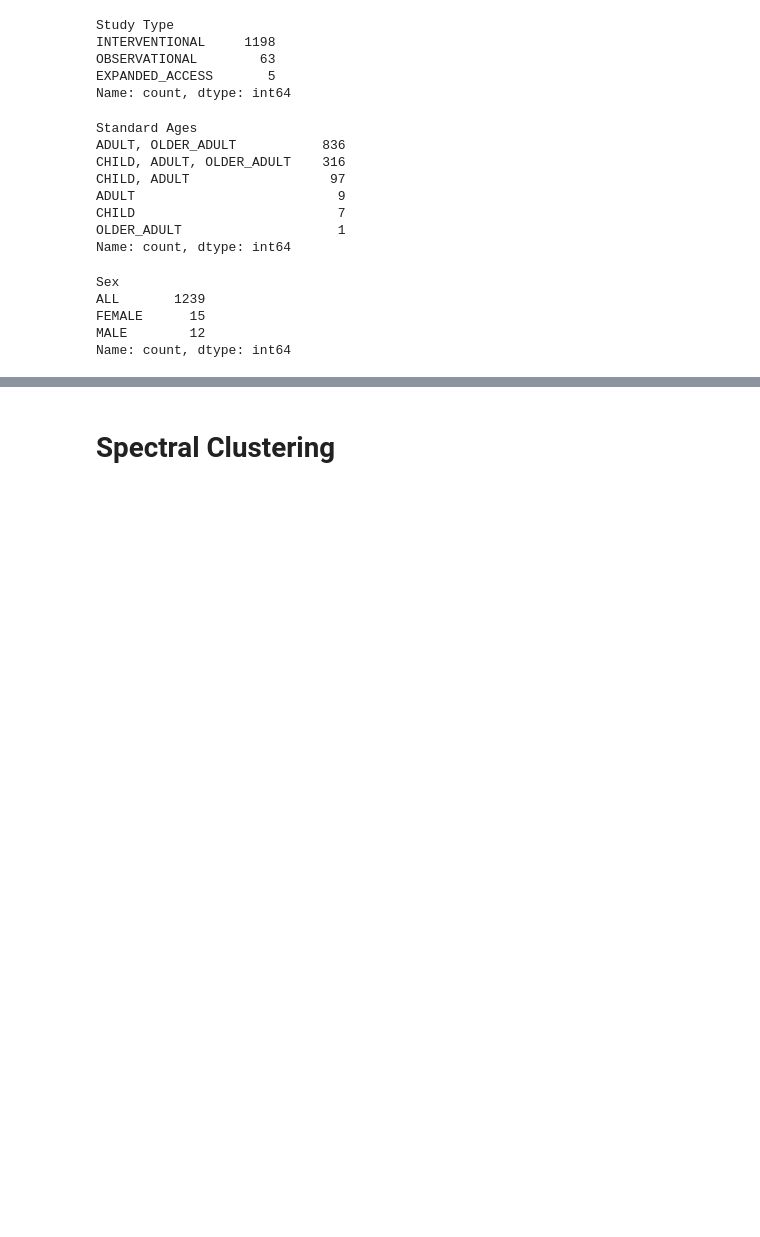
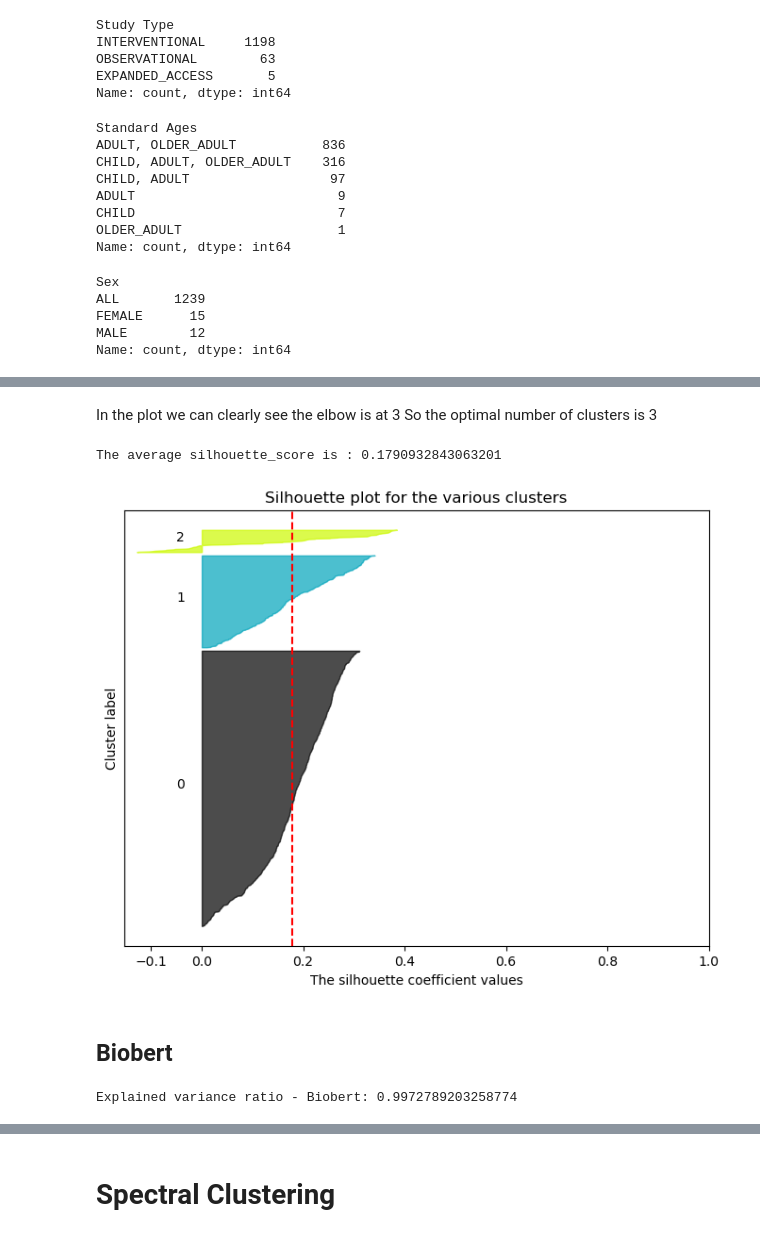
Before and after one commit to Bhanuteja917/ClusteringClinicalTrails, a Jupyter notebook: clustering.ipynb, the cells around one changed output, grey strips where cells are left out. Drawn from its saved outputs; the diff is of its cells as text; code cells hidden in the pictures; blank space fills up the shorter version.

```diff
--- a/clustering.ipynb
+++ b/clustering.ipynb
@@ -628,0 +339,24 @@ The average silhouette_score is : 0.2447049084823837
+# %% [markdown]
+In the plot we can clearly see the elbow is at 3
+So the optimal number of clusters is 3
+# %%
+kmeans = KMeans(n_clusters=3, init='k-means++', random_state=42, n_init=1)
+kmeans.fit(X_pca_biomedbert)
+labels = kmeans.labels_
+
+plot_silhouette_samples(X_pca_biomedbert, labels)
+# %% [output]
+The average silhouette_score is : 0.1790932843063201
+[figure, added]
+# %% [markdown]
+## Biobert
+# %%
+# Dataset biobert
+X_biobert = feature_matrix_biobert.drop(columns=['NCT ID'])
+
+# PCA
+pca_biobert = PCA(n_components=256)
+X_pca_biobert = pca_biobert.fit_transform(X_biobert)
+print(f"Explained variance ratio - Biobert: {sum(pca_biobert.explained_variance_ratio_)}")
+# %% [output]
+Explained variance ratio - Biobert: 0.9972789203258774
```
Also changed, not shown: parts of 60 cells of this notebook.
